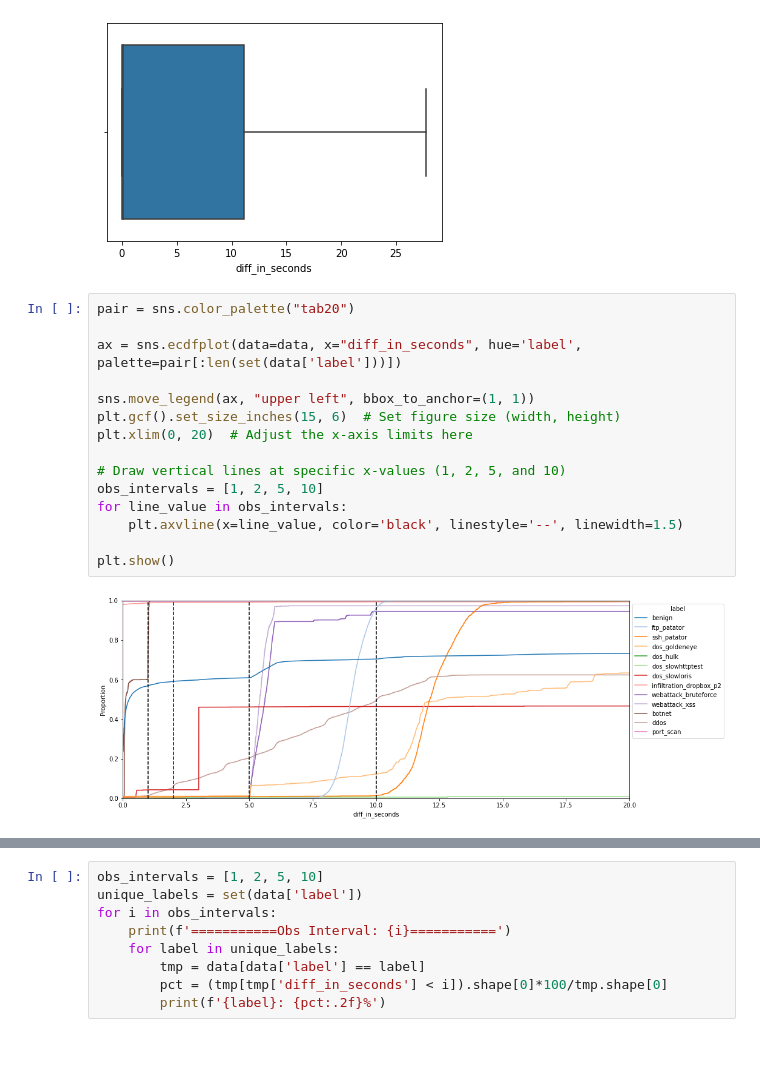
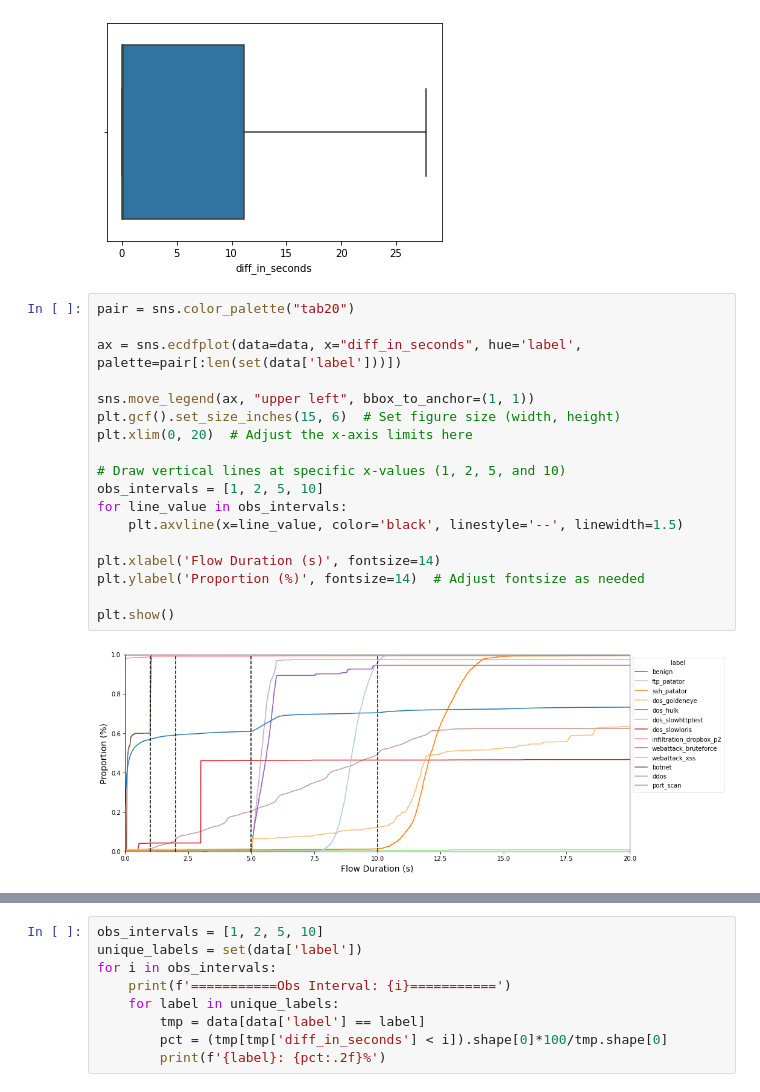
Before and after one commit to DanielDaCosta/ids-deep-belief-networks, a Jupyter notebook: data_analysis.ipynb, the cells around one changed output, grey strips where cells are left out. Cells and saved outputs as stored; diff of their text form; blank space fills up the shorter version.

```diff
--- a/data_analysis.ipynb
+++ b/data_analysis.ipynb
@@ -681,20 +889,23 @@ sns.boxplot(x=data['diff_in_seconds'],  showfliers=False);
 # %%
 pair = sns.color_palette("tab20")
 
 ax = sns.ecdfplot(data=data, x="diff_in_seconds", hue='label', palette=pair[:len(set(data['label']))])
 
 sns.move_legend(ax, "upper left", bbox_to_anchor=(1, 1))
 plt.gcf().set_size_inches(15, 6)  # Set figure size (width, height)
 plt.xlim(0, 20)  # Adjust the x-axis limits here
 
 # Draw vertical lines at specific x-values (1, 2, 5, and 10)
 obs_intervals = [1, 2, 5, 10]
 for line_value in obs_intervals:
     plt.axvline(x=line_value, color='black', linestyle='--', linewidth=1.5)
 
+plt.xlabel('Flow Duration (s)', fontsize=14)
+plt.ylabel('Proportion (%)', fontsize=14)  # Adjust fontsize as needed
+
 plt.show()
 # %% [output]
-[figure, old version]
+[figure, new version]
 # %%
 obs_intervals = [1, 2, 5, 10]
 unique_labels = set(data['label'])
```
Also changed, not shown: parts of 122 cells of this notebook.
